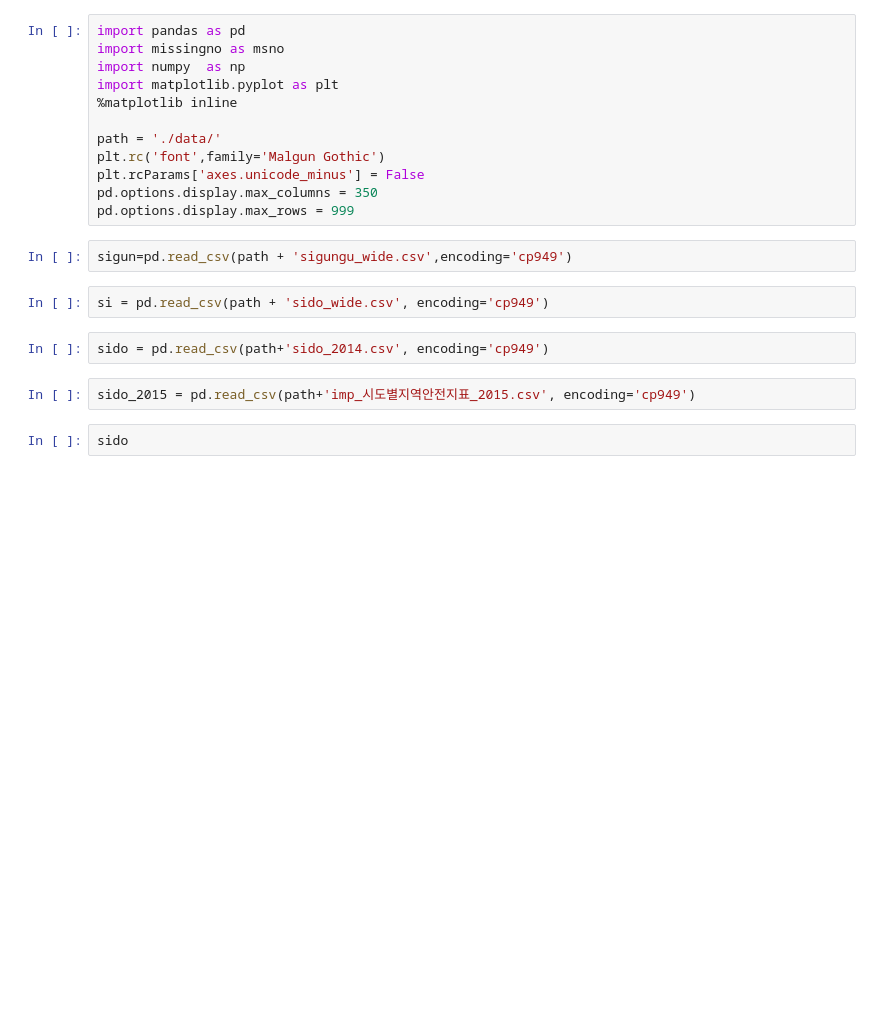
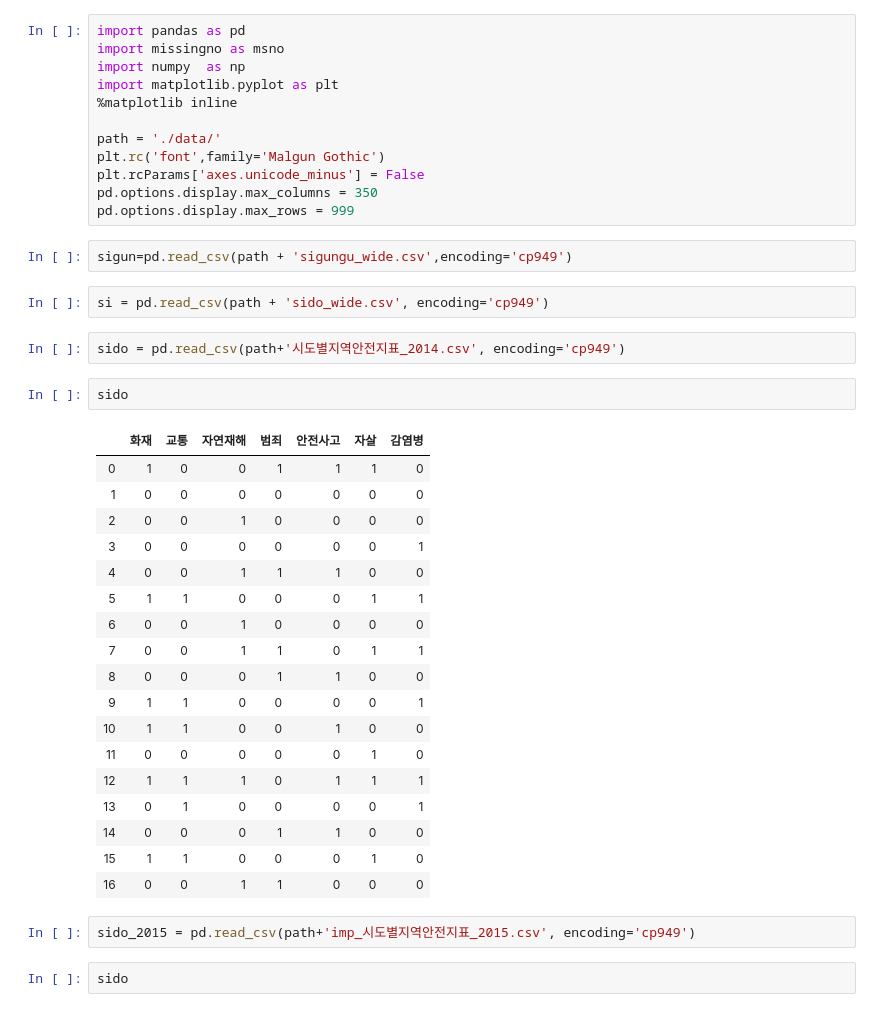
Before and after one commit to gloryle/ARTISTS, a Jupyter notebook: 1117_결측치대체(2014시도결측치 대체).ipynb, the cells around one changed output. Cells and saved outputs as stored; diff of their text form; blank space fills up the shorter version.

```diff
--- a/1117_결측치대체(2014시도결측치 대체).ipynb
+++ b/1117_결측치대체(2014시도결측치 대체).ipynb
@@ -15,7 +15,28 @@ sigun=pd.read_csv(path + 'sigungu_wide.csv',encoding='cp949')
 # %%
 si = pd.read_csv(path + 'sido_wide.csv', encoding='cp949')
 # %%
-sido = pd.read_csv(path+'sido_2014.csv', encoding='cp949')
+sido = pd.read_csv(path+'시도별지역안전지표_2014.csv', encoding='cp949')
+# %%
+sido
+# %% [output]
+|  | 화재 | 교통 | 자연재해 | 범죄 | 안전사고 | 자살 | 감염병 |
+| 0 | 1 | 0 | 0 | 1 | 1 | 1 | 0 |
+| 1 | 0 | 0 | 0 | 0 | 0 | 0 | 0 |
+| 2 | 0 | 0 | 1 | 0 | 0 | 0 | 0 |
+| 3 | 0 | 0 | 0 | 0 | 0 | 0 | 1 |
+| 4 | 0 | 0 | 1 | 1 | 1 | 0 | 0 |
+| 5 | 1 | 1 | 0 | 0 | 0 | 1 | 1 |
+| 6 | 0 | 0 | 1 | 0 | 0 | 0 | 0 |
+| 7 | 0 | 0 | 1 | 1 | 0 | 1 | 1 |
+| 8 | 0 | 0 | 0 | 1 | 1 | 0 | 0 |
+| 9 | 1 | 1 | 0 | 0 | 0 | 0 | 1 |
+| 10 | 1 | 1 | 0 | 0 | 1 | 0 | 0 |
+| 11 | 0 | 0 | 0 | 0 | 0 | 1 | 0 |
+| 12 | 1 | 1 | 1 | 0 | 1 | 1 | 1 |
+| 13 | 0 | 1 | 0 | 0 | 0 | 0 | 1 |
+| 14 | 0 | 0 | 0 | 1 | 1 | 0 | 0 |
+| 15 | 1 | 1 | 0 | 0 | 0 | 1 | 0 |
+| 16 | 0 | 0 | 1 | 1 | 0 | 0 | 0 |
 # %%
 sido_2015 = pd.read_csv(path+'imp_시도별지역안전지표_2015.csv', encoding='cp949')
 # %%
```
Also changed, not shown: parts of 73 cells of this notebook, 4 other files.
